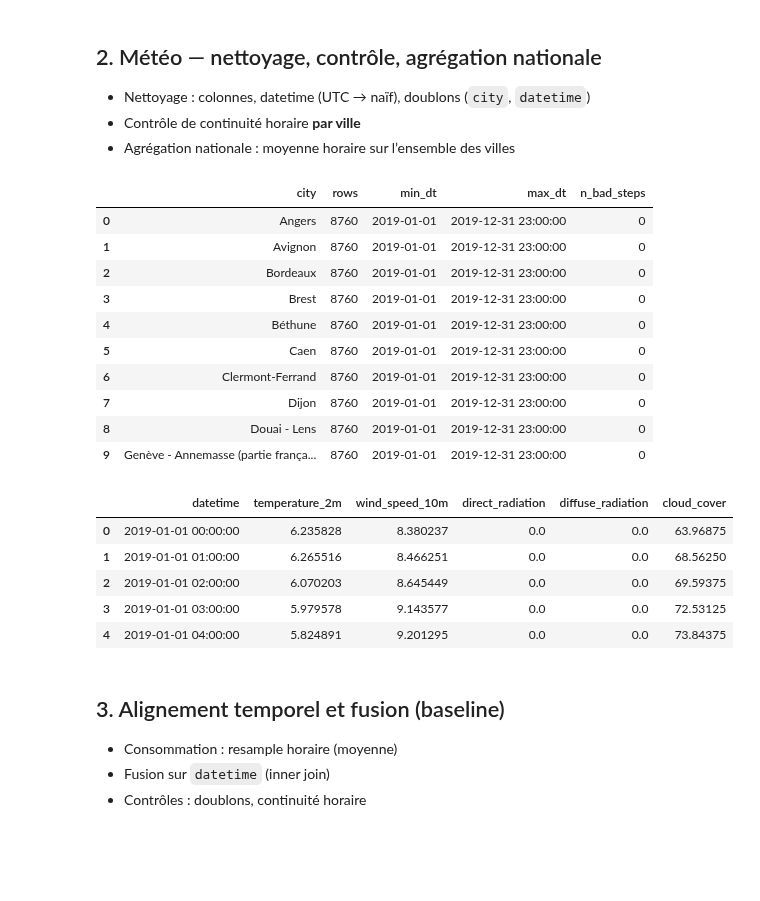
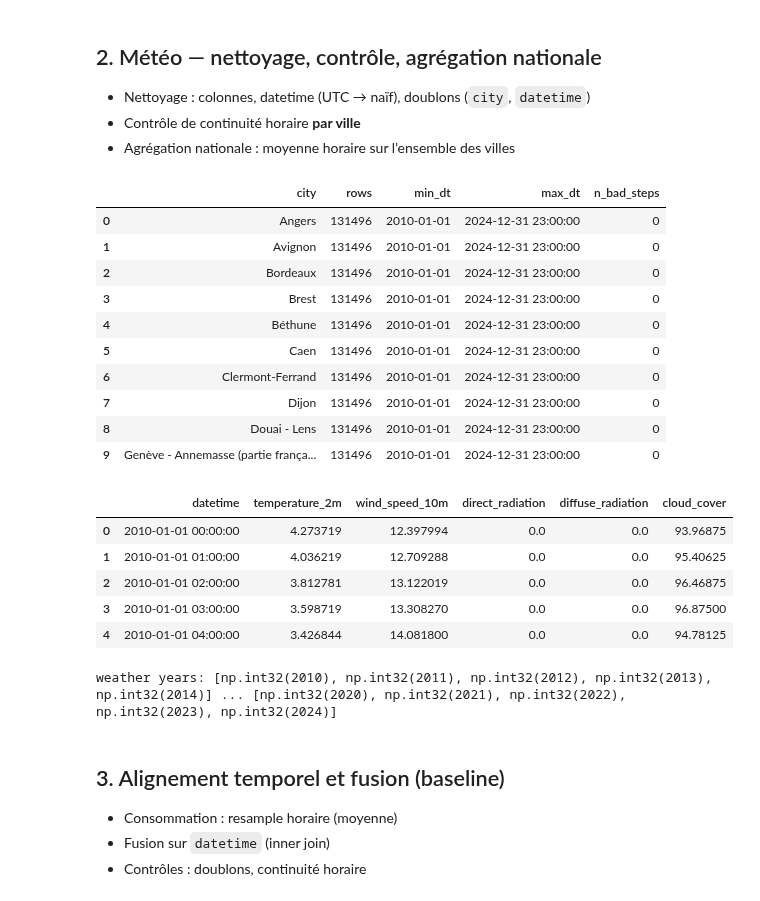
Before and after one commit to quentinbenchetrit/france-grid-stress-prediction, a Jupyter notebook: notebooks/02_cleaning_clean.ipynb, the cells around one changed output. Cells and saved outputs as stored; diff of their text form; code cells hidden in the pictures; blank space fills up the shorter version.

Commit message:
Fin du troubleshooting weather et fin du nettoyage du notebook de nettoyage

```diff
--- a/notebooks/02_cleaning_clean.ipynb
+++ b/notebooks/02_cleaning_clean.ipynb
@@ -103,36 +103,40 @@ Name: count, dtype: int64
 # %%
 from src.data.weather_cleaning import WeatherCleanConfig, build_weather_national_dataset
 
-# Adapter ici si besoin (ex: un seul CSV global pour toutes les années)
-raw_weather_path = DATA_RAW / "weather" / "weather_32_cities_2019.csv"
-
 cfg_w = WeatherCleanConfig(
-    raw_path=raw_weather_path,
+    raw_dir=DATA_RAW / "weather",
     out_path=DATA_PROCESSED / "weather_national_hourly.parquet",
+    pattern="weather_32_cities*.csv",  # inclut historical_2010..2014 + 2015..2024
 )
 
 df_weather_nat, report_weather = build_weather_national_dataset(cfg_w)
 
 display(report_weather.head(10))
 df_weather_nat.head()
 # %% [output]
 |  | city | rows | min_dt | max_dt | n_bad_steps |
-| 0 | Angers | 8760 | 2019-01-01 | 2019-12-31 23:00:00 | 0 |
-| 1 | Avignon | 8760 | 2019-01-01 | 2019-12-31 23:00:00 | 0 |
-| 2 | Bordeaux | 8760 | 2019-01-01 | 2019-12-31 23:00:00 | 0 |
-| 3 | Brest | 8760 | 2019-01-01 | 2019-12-31 23:00:00 | 0 |
-| 4 | Béthune | 8760 | 2019-01-01 | 2019-12-31 23:00:00 | 0 |
-| 5 | Caen | 8760 | 2019-01-01 | 2019-12-31 23:00:00 | 0 |
-| 6 | Clermont-Ferrand | 8760 | 2019-01-01 | 2019-12-31 23:00:00 | 0 |
-| 7 | Dijon | 8760 | 2019-01-01 | 2019-12-31 23:00:00 | 0 |
-| 8 | Douai - Lens | 8760 | 2019-01-01 | 2019-12-31 23:00:00 | 0 |
-| 9 | Genève - Annemasse (partie frança... | 8760 | 2019-01-01 | 2019-12-31 23:00:00 | 0 |
+| 0 | Angers | 131496 | 2010-01-01 | 2024-12-31 23:00:00 | 0 |
+| 1 | Avignon | 131496 | 2010-01-01 | 2024-12-31 23:00:00 | 0 |
+| 2 | Bordeaux | 131496 | 2010-01-01 | 2024-12-31 23:00:00 | 0 |
+| 3 | Brest | 131496 | 2010-01-01 | 2024-12-31 23:00:00 | 0 |
+| 4 | Béthune | 131496 | 2010-01-01 | 2024-12-31 23:00:00 | 0 |
+| 5 | Caen | 131496 | 2010-01-01 | 2024-12-31 23:00:00 | 0 |
+| 6 | Clermont-Ferrand | 131496 | 2010-01-01 | 2024-12-31 23:00:00 | 0 |
+| 7 | Dijon | 131496 | 2010-01-01 | 2024-12-31 23:00:00 | 0 |
+| 8 | Douai - Lens | 131496 | 2010-01-01 | 2024-12-31 23:00:00 | 0 |
+| 9 | Genève - Annemasse (partie frança... | 131496 | 2010-01-01 | 2024-12-31 23:00:00 | 0 |
 |  | datetime | temperature_2m | wind_speed_10m | direct_radiation | diffuse_radiation | cloud_cover |
-| 0 | 2019-01-01 00:00:00 | 6.235828 | 8.380237 | 0.0 | 0.0 | 63.96875 |
-| 1 | 2019-01-01 01:00:00 | 6.265516 | 8.466251 | 0.0 | 0.0 | 68.56250 |
-| 2 | 2019-01-01 02:00:00 | 6.070203 | 8.645449 | 0.0 | 0.0 | 69.59375 |
-| 3 | 2019-01-01 03:00:00 | 5.979578 | 9.143577 | 0.0 | 0.0 | 72.53125 |
-| 4 | 2019-01-01 04:00:00 | 5.824891 | 9.201295 | 0.0 | 0.0 | 73.84375 |
+| 0 | 2010-01-01 00:00:00 | 4.273719 | 12.397994 | 0.0 | 0.0 | 93.96875 |
+| 1 | 2010-01-01 01:00:00 | 4.036219 | 12.709288 | 0.0 | 0.0 | 95.40625 |
+| 2 | 2010-01-01 02:00:00 | 3.812781 | 13.122019 | 0.0 | 0.0 | 96.46875 |
+| 3 | 2010-01-01 03:00:00 | 3.598719 | 13.308270 | 0.0 | 0.0 | 96.87500 |
+| 4 | 2010-01-01 04:00:00 | 3.426844 | 14.081800 | 0.0 | 0.0 | 94.78125 |
+# %%
+w = pd.read_parquet(DATA_PROCESSED / "weather_national_hourly.parquet")
+w["datetime"] = pd.to_datetime(w["datetime"])
+print("weather years:", sorted(w["datetime"].dt.year.unique())[:5], "...", sorted(w["datetime"].dt.year.unique())[-5:])
+# %% [output]
+weather years: [np.int32(2010), np.int32(2011), np.int32(2012), np.int32(2013), np.int32(2014)] ... [np.int32(2020), np.int32(2021), np.int32(2022), np.int32(2023), np.int32(2024)]
 # %% [markdown]
 ## 3. Alignement temporel et fusion (baseline)
 
```
Also changed, not shown: parts of 6 cells of this notebook, 5 other files.
